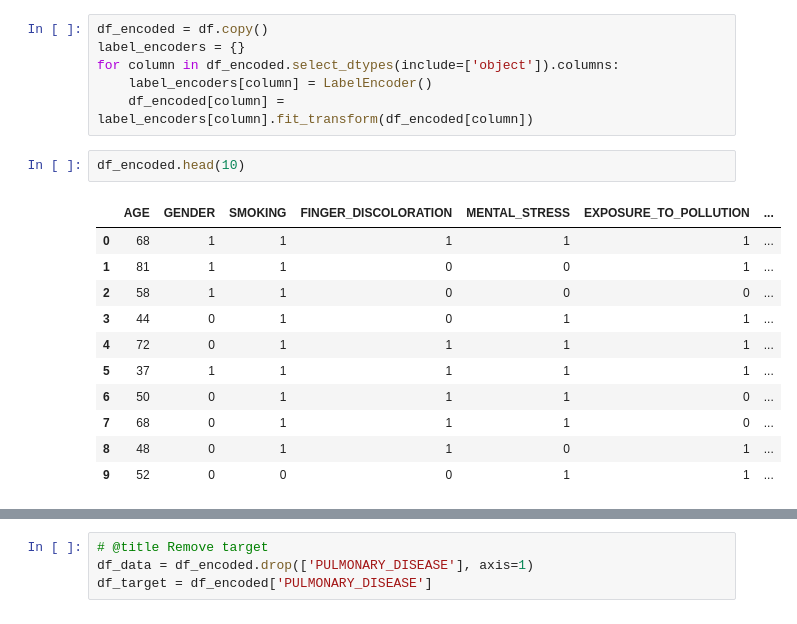
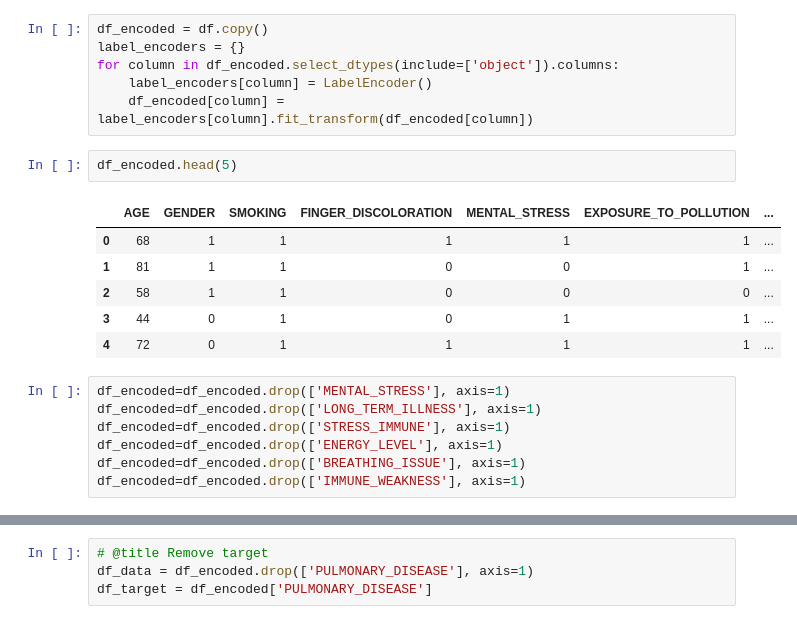
Before and after one commit to mioyn/AdvDataProg, a Jupyter notebook: Lung_Cancer.ipynb, the cells around one changed output, grey strips where cells are left out. Drawn from its saved outputs; the diff is of its cells as text.

```diff
--- a/Lung_Cancer.ipynb
+++ b/Lung_Cancer.ipynb
@@ -94,19 +94,21 @@ for column in df_encoded.select_dtypes(include=['object']).columns:
     label_encoders[column] = LabelEncoder()
     df_encoded[column] = label_encoders[column].fit_transform(df_encoded[column])
 # %%
-df_encoded.head(10)
+df_encoded.head(5)
 # %% [output]
 |  | AGE | GENDER | SMOKING | FINGER_DISCOLORATION | MENTAL_STRESS | EXPOSURE_TO_POLLUTION | ... |
 | 0 | 68 | 1 | 1 | 1 | 1 | 1 | ... |
 | 1 | 81 | 1 | 1 | 0 | 0 | 1 | ... |
 | 2 | 58 | 1 | 1 | 0 | 0 | 0 | ... |
 | 3 | 44 | 0 | 1 | 0 | 1 | 1 | ... |
 | 4 | 72 | 0 | 1 | 1 | 1 | 1 | ... |
-| 5 | 37 | 1 | 1 | 1 | 1 | 1 | ... |
-| 6 | 50 | 0 | 1 | 1 | 1 | 0 | ... |
-| 7 | 68 | 0 | 1 | 1 | 1 | 0 | ... |
-| 8 | 48 | 0 | 1 | 1 | 0 | 1 | ... |
-| 9 | 52 | 0 | 0 | 0 | 1 | 1 | ... |
+# %%
+df_encoded=df_encoded.drop(['MENTAL_STRESS'], axis=1)
+df_encoded=df_encoded.drop(['LONG_TERM_ILLNESS'], axis=1)
+df_encoded=df_encoded.drop(['STRESS_IMMUNE'], axis=1)
+df_encoded=df_encoded.drop(['ENERGY_LEVEL'], axis=1)
+df_encoded=df_encoded.drop(['BREATHING_ISSUE'], axis=1)
+df_encoded=df_encoded.drop(['IMMUNE_WEAKNESS'], axis=1)
 # %%
 # Set Seaborn style
 sns.set(style="whitegrid")
```
Also changed, not shown: parts of 10 cells of this notebook.
